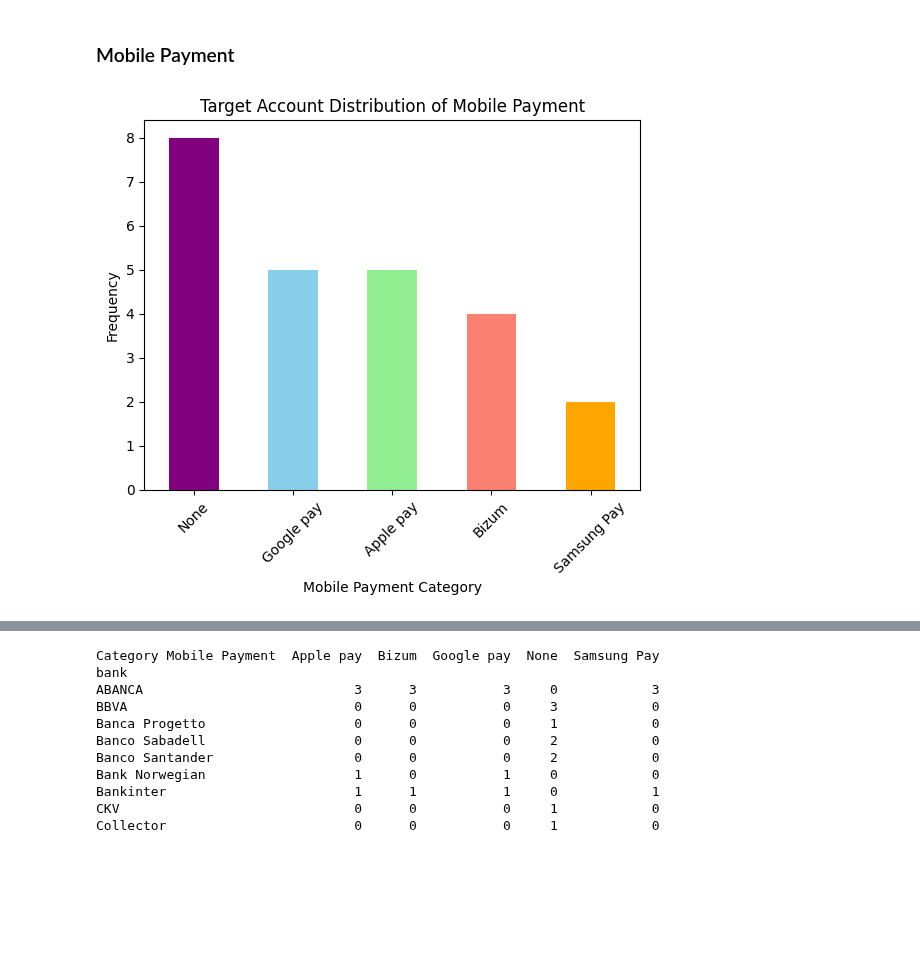
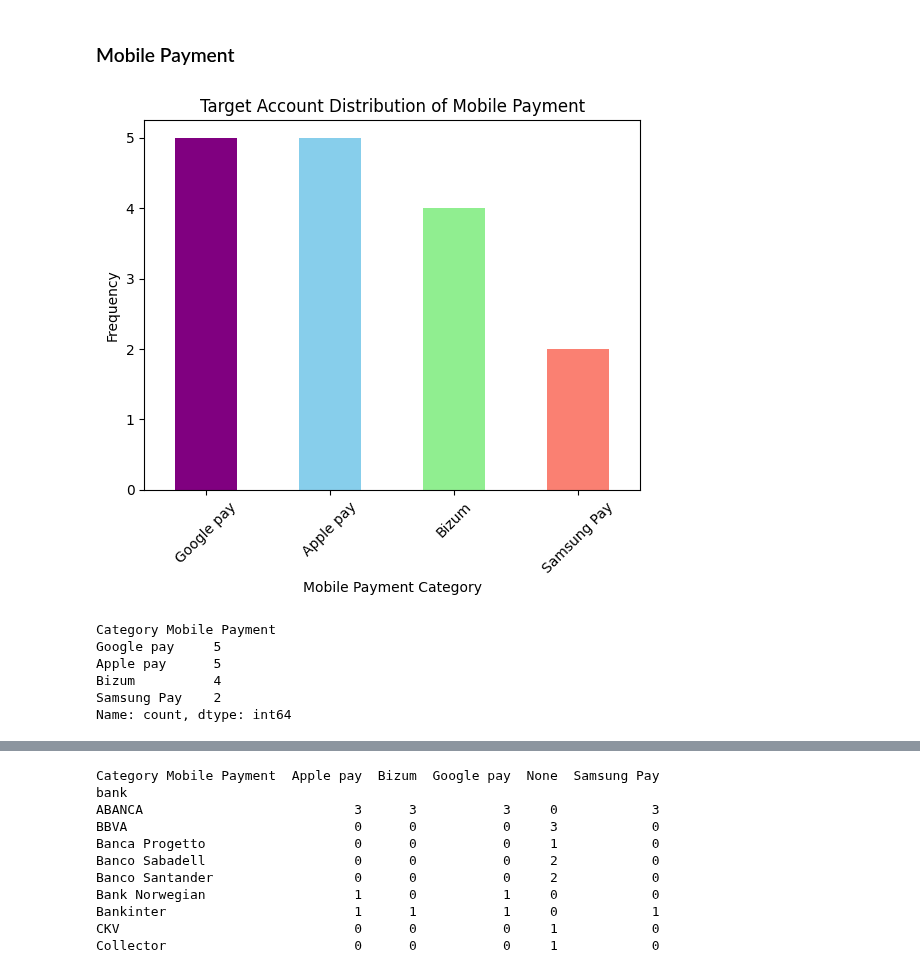
Before and after one commit to agbennett-bse/deloitte_digital_banking, a Jupyter notebook: deloitte_digital_banking/minmum_age&mobile_payment.ipynb, the cells around one changed output, grey strips where cells are left out. Drawn from its saved outputs; the diff is of its cells as text; code cells hidden in the pictures; blank space fills up the shorter version.

```diff
--- a/deloitte_digital_banking/minmum_age&mobile_payment.ipynb
+++ b/deloitte_digital_banking/minmum_age&mobile_payment.ipynb
@@ -3,7 +3,7 @@ import pandas as pd
 import numpy as np
 import matplotlib.pyplot as plt
 # %%
-file_path = 'D:/Hangze Wu/BSE/DSDM/semester3/Master Thesis/thesis project/data/Account Products.xlsx'
+file_path = './data/Account Products.xlsx'
 bank_account_df = pd.read_excel(file_path, sheet_name='account_products')
 bank_account_df = bank_account_df.applymap(lambda x: None if pd.isna(x) else x)
 bank_account_df.head(5)
@@ -24,7 +24,7 @@ print(bank_account_df.head(3))
 1  Cuenta Online Sabadell  Banc Sabadell       bancsabadell.com/cuenta-online
 2     Cuenta Clara Abanca         ABANCA  abanca.com/es/cuentas/cuenta-online
 # %%
-file_path = 'D:/Hangze Wu/BSE/DSDM/semester3/Master Thesis/thesis project/data/Account Products.xlsx'
+file_path = './data/Account Products.xlsx'
 account_condition_df = pd.read_excel(file_path, sheet_name='account_conditions',skiprows=1)
 account_condition_df = account_condition_df.applymap(lambda x: None if pd.isna(x) else x)
 account_condition_df.head(5)
@@ -180,17 +180,29 @@ Trade Republic        0        0        1       0     0
 # %%
 expanded_bank_account_conditions_df['Category Mobile Payment'] = expanded_bank_account_conditions_df['Category Mobile Payment'].fillna('None')
 age_category_counts = expanded_bank_account_conditions_df['Category Mobile Payment'].value_counts()
+
+# drop the None category
+age_category_counts = age_category_counts.drop('None')
 
 age_category_counts.plot(kind='bar', stacked=True, color = ['purple','skyblue',  'lightgreen','salmon', 'orange',  ])
 plt.title('Target Account Distribution of Mobile Payment')
 plt.xlabel('Mobile Payment Category')
 plt.ylabel('Frequency')
 plt.xticks(rotation=45)
 
 # Show the plot
 plt.show()
 # %% [output]
-[figure, old version]
+[figure, new version]
+# %%
+age_category_counts
+# %% [output]
+Category Mobile Payment
+Google pay     5
+Apple pay      5
+Bizum          4
+Samsung Pay    2
+Name: count, dtype: int64
 # %%
 expanded_account_condition_df['Category Mobile Payment'] = expanded_account_condition_df['Category Mobile Payment'].fillna('None')
 age_category_counts =  expanded_account_condition_df['Category Mobile Payment'].value_counts()
```
Also changed, not shown: parts of 1 cell of this notebook, 5 other files.
